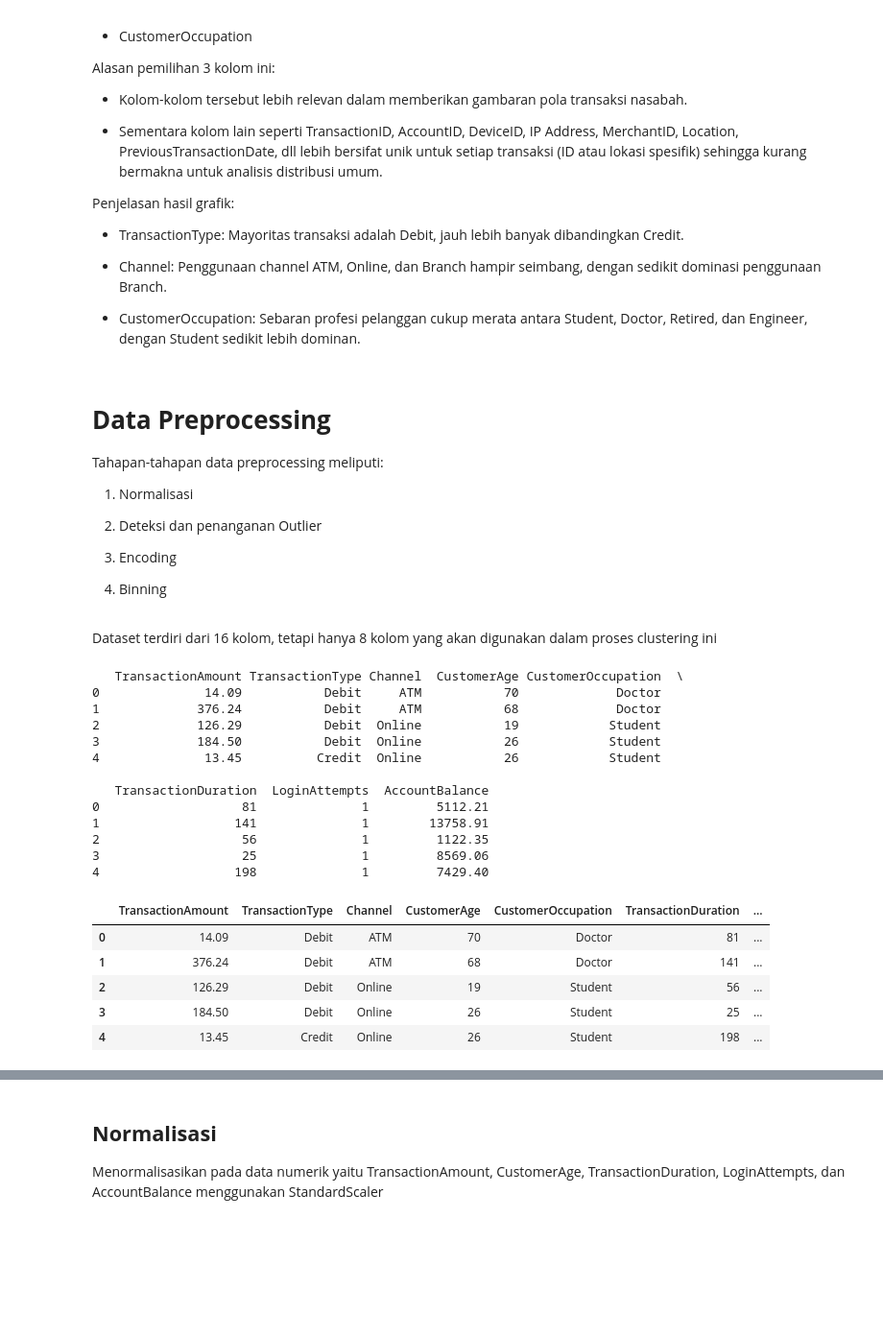
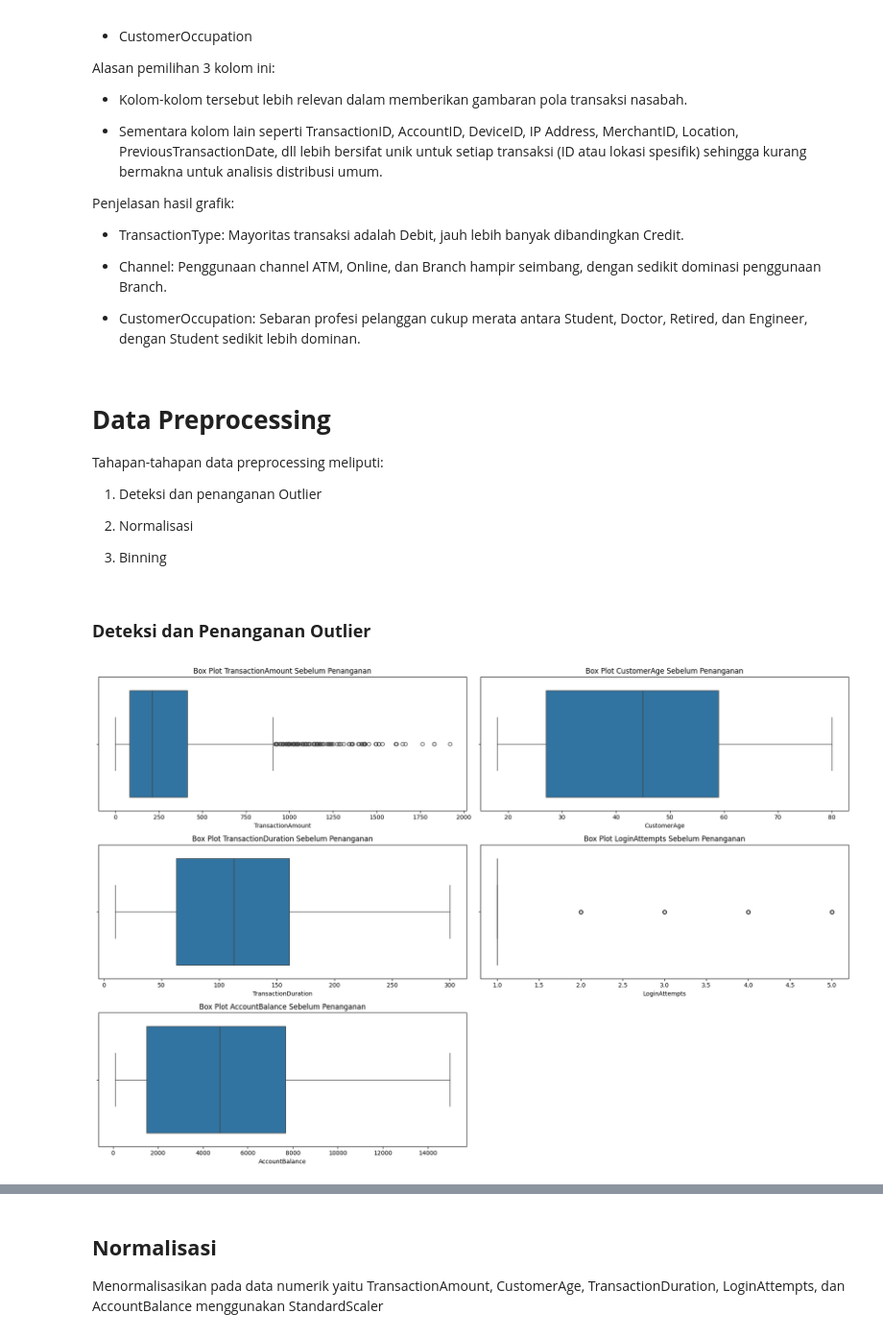
Before and after one commit to yovelakalista23/BMLP, a Jupyter notebook: [Clustering]_Subsmission_Akhir_BMLP_Yovela_Kalista_Avansa.ipynb, the cells around one changed output, grey strips where cells are left out. Shown at 96% size. Drawn from its saved outputs; the diff is of its cells as text; code cells hidden in the pictures; blank space fills up the shorter version.

```diff
--- a/[Clustering]_Subsmission_Akhir_BMLP_Yovela_Kalista_Avansa.ipynb
+++ b/[Clustering]_Subsmission_Akhir_BMLP_Yovela_Kalista_Avansa.ipynb
@@ -173,13 +168,13 @@ plt.show()
 ### **Visualisasi Data**
 # %%
 # List variabel kategorikal (contoh)
-categorical_cols = ['TransactionType', 'Channel', 'CustomerOccupation']
+fitur_kategori = ['TransactionType', 'Channel', 'CustomerOccupation']
 
 # Plot bar chart
 plt.figure(figsize=(18, 5))
-plt.figure(figsize=(10, len(categorical_cols) * 4))
-for i, col in enumerate(categorical_cols):
-    plt.subplot(len(categorical_cols), 1, i+1)
+plt.figure(figsize=(10, len(fitur_kategori) * 4))
+for i, col in enumerate(fitur_kategori):
+    plt.subplot(len(fitur_kategori), 1, i+1)
     sns.countplot(data=transaksi, x=col, hue=col, palette='pastel', legend=False)
     plt.title(f'Jumlah per {col}')
     plt.xticks(rotation=45)
@@ -217,48 +212,21 @@ Penjelasan hasil grafik:
 
 Tahapan-tahapan data preprocessing meliputi:
 
-1. Normalisasi
+1. Deteksi dan penanganan Outlier
 
-2. Deteksi dan penanganan Outlier
+2. Normalisasi
 
-3. Encoding
-
-4. Binning
+3. Binning
-# %% [markdown]
-Dataset terdiri dari 16 kolom, tetapi hanya 8 kolom yang akan digunakan dalam proses clustering ini
-# %%
-# Misalkan dataset kamu sudah ada di variabel transaksi
-# Pilih kolom yang relevan
-relevant_columns = [
-    'TransactionAmount', 'TransactionType', 'Channel', 'CustomerAge',
-    'CustomerOccupation', 'TransactionDuration', 'LoginAttempts', 'AccountBalance'
-]
-
-# Ambil hanya kolom yang relevan
-transaksi_relevant = transaksi[relevant_columns]
-
-# Cek apakah pemilihan kolom sudah benar
-print(transaksi_relevant.head())
-# %% [output]
-   TransactionAmount TransactionType Channel  CustomerAge CustomerOccupation  \
-0              14.09           Debit     ATM           70             Doctor
-1             376.24           Debit     ATM           68             Doctor
-2             126.29           Debit  Online           19            Student
-3             184.50           Debit  Online           26            Student
-4              13.45          Credit  Online           26            Student
-
-   TransactionDuration  LoginAttempts  AccountBalance
-0                   81              1         5112.21
-1                  141              1        13758.91
-2                   56              1         1122.35
-3                   25              1         8569.06
-4                  198              1         7429.40
-# %%
-transaksi_relevant.head()
-# %% [output]
-|  | TransactionAmount | TransactionType | Channel | CustomerAge | CustomerOccupation | TransactionDuration | ... |
-| 0 | 14.09 | Debit | ATM | 70 | Doctor | 81 | ... |
-| 1 | 376.24 | Debit | ATM | 68 | Doctor | 141 | ... |
-| 2 | 126.29 | Debit | Online | 19 | Student | 56 | ... |
-| 3 | 184.50 | Debit | Online | 26 | Student | 25 | ... |
-| 4 | 13.45 | Credit | Online | 26 | Student | 198 | ... |
+# %% [markdown]
+### **Deteksi dan Penanganan Outlier**
+# %%
+# Box Plot sebelum penanganan outliers
+plt.figure(figsize=(18, 12))
+for i, column in enumerate(fitur_numerik, 1):
+    plt.subplot(3, 2, i)
+    sns.boxplot(x=transaksi[column])
+    plt.title(f'Box Plot {column} Sebelum Penanganan')
+plt.tight_layout()
+plt.show()
+# %% [output]
+[figure, added]
```
Also changed, not shown: parts of 34 cells of this notebook.
